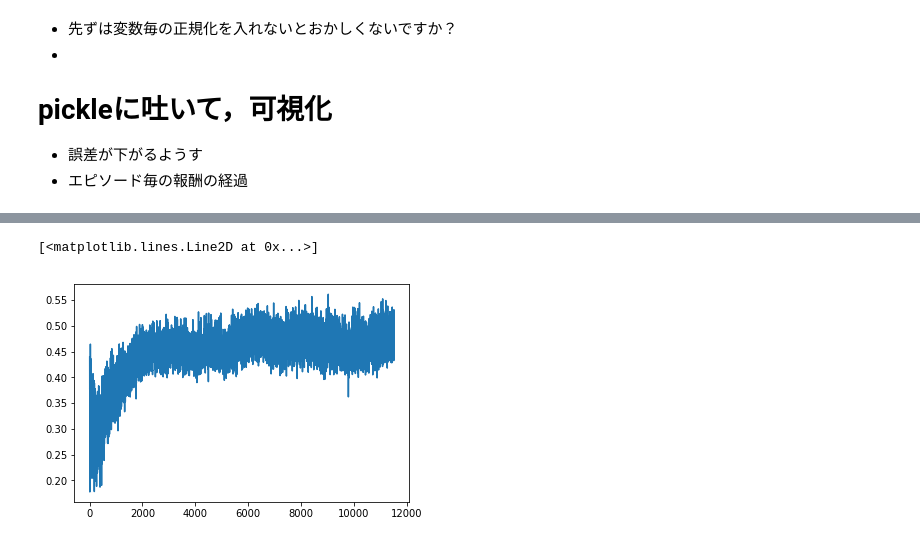
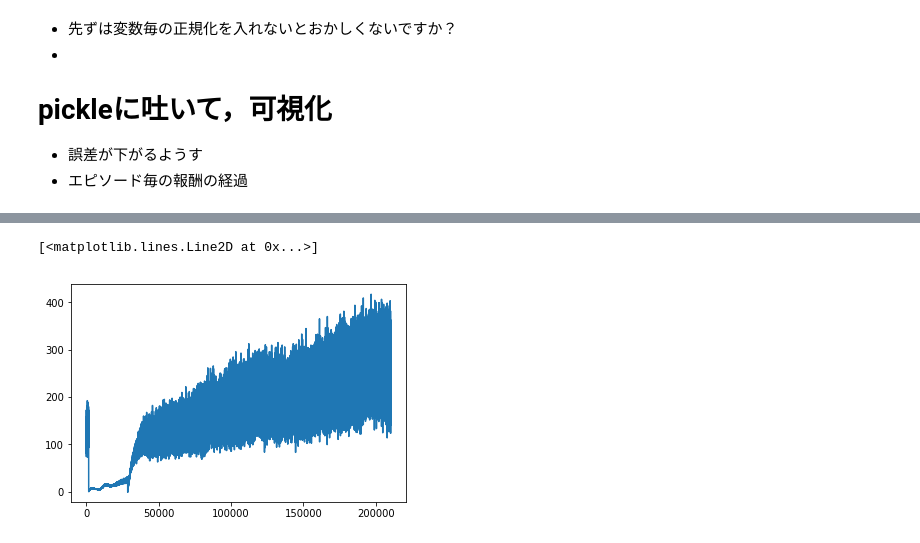
Before and after one commit to ven-kyoshiro/gated_curiosity, a Jupyter notebook: script/health_check.ipynb, the cells around one changed output, grey strips where cells are left out. Drawn from its saved outputs; the diff is of its cells as text; code cells hidden in the pictures.

```diff
--- a/script/health_check.ipynb
+++ b/script/health_check.ipynb
@@ -32,3 +30,10 @@ import pickle
+# %%
+import glob
+all_names = glob.glob('gate_rec01_*std10_loop20.pickle')
+import pickle
+import numpy as np
+import matplotlib.pyplot as plt
+% matplotlib inline
 # %%
 import numpy as np
 import matplotlib.pyplot as plt
@@ -36,7 +59,9 @@ import matplotlib.pyplot as plt
 # %%
-with open("test_rec06_std100_loop20.pickle",mode='rb') as f:
-    data = pickle.load(f)
-plt.plot(list(range(len(data["qt+i_r"]))), [float(sum(d.array)/len(d.array)) for d in data["qt+i_r"]])
+data = []
+for an in all_names:
+    with open(an,mode='rb') as f:
+        data += pickle.load(f)["qt+i_r"]
+plt.plot(list(range(len(data))), [float(sum(d.array)/len(d.array)) for d in data])
 # %% [output]
 [<matplotlib.lines.Line2D at 0x...>]
-[figure, old version]
+[figure, new version]
```
Also changed, not shown: parts of 26 cells of this notebook, 15 other files.
